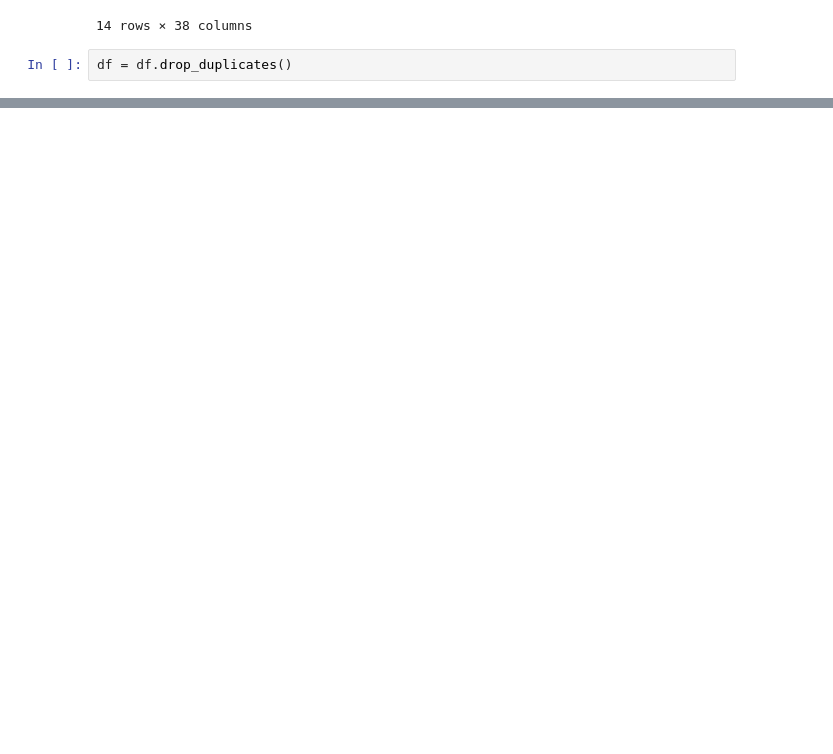
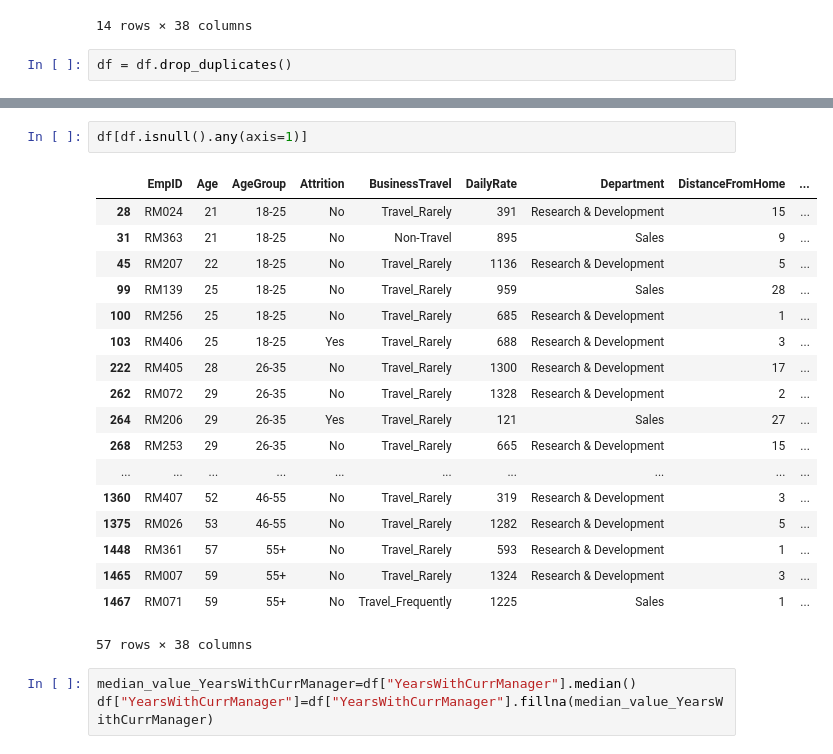
Before and after one commit to ChristianM2409/Portofolioprojekt, a Jupyter notebook: notebooks/Project_HR_Data_analysis.ipynb, the cells around one changed output, grey strips where cells are left out. Cells and saved outputs as stored; diff of their text form; blank space fills up the shorter version.

```diff
--- a/notebooks/Project_HR_Data_analysis.ipynb
+++ b/notebooks/Project_HR_Data_analysis.ipynb
@@ -164,0 +180,24 @@ df = df.drop_duplicates()
+# %%
+df[df.isnull().any(axis=1)]
+# %% [output]
+|  | EmpID | Age | AgeGroup | Attrition | BusinessTravel | DailyRate | Department | DistanceFromHome | ... |
+| 28 | RM024 | 21 | 18-25 | No | Travel_Rarely | 391 | Research & Development | 15 | ... |
+| 31 | RM363 | 21 | 18-25 | No | Non-Travel | 895 | Sales | 9 | ... |
+| 45 | RM207 | 22 | 18-25 | No | Travel_Rarely | 1136 | Research & Development | 5 | ... |
+| 99 | RM139 | 25 | 18-25 | No | Travel_Rarely | 959 | Sales | 28 | ... |
+| 100 | RM256 | 25 | 18-25 | No | Travel_Rarely | 685 | Research & Development | 1 | ... |
+| 103 | RM406 | 25 | 18-25 | Yes | Travel_Rarely | 688 | Research & Development | 3 | ... |
+| 222 | RM405 | 28 | 26-35 | No | Travel_Rarely | 1300 | Research & Development | 17 | ... |
+| 262 | RM072 | 29 | 26-35 | No | Travel_Rarely | 1328 | Research & Development | 2 | ... |
+| 264 | RM206 | 29 | 26-35 | Yes | Travel_Rarely | 121 | Sales | 27 | ... |
+| 268 | RM253 | 29 | 26-35 | No | Travel_Rarely | 665 | Research & Development | 15 | ... |
+| ... | ... | ... | ... | ... | ... | ... | ... | ... | ... |
+| 1360 | RM407 | 52 | 46-55 | No | Travel_Rarely | 319 | Research & Development | 3 | ... |
+| 1375 | RM026 | 53 | 46-55 | No | Travel_Rarely | 1282 | Research & Development | 5 | ... |
+| 1448 | RM361 | 57 | 55+ | No | Travel_Rarely | 593 | Research & Development | 1 | ... |
+| 1465 | RM007 | 59 | 55+ | No | Travel_Rarely | 1324 | Research & Development | 3 | ... |
+| 1467 | RM071 | 59 | 55+ | No | Travel_Frequently | 1225 | Sales | 1 | ... |
+57 rows × 38 columns
+# %%
+median_value_YearsWithCurrManager=df["YearsWithCurrManager"].median()
+df["YearsWithCurrManager"]=df["YearsWithCurrManager"].fillna(median_value_YearsWithCurrManager)
```
Also changed, not shown: parts of 21 cells of this notebook.
